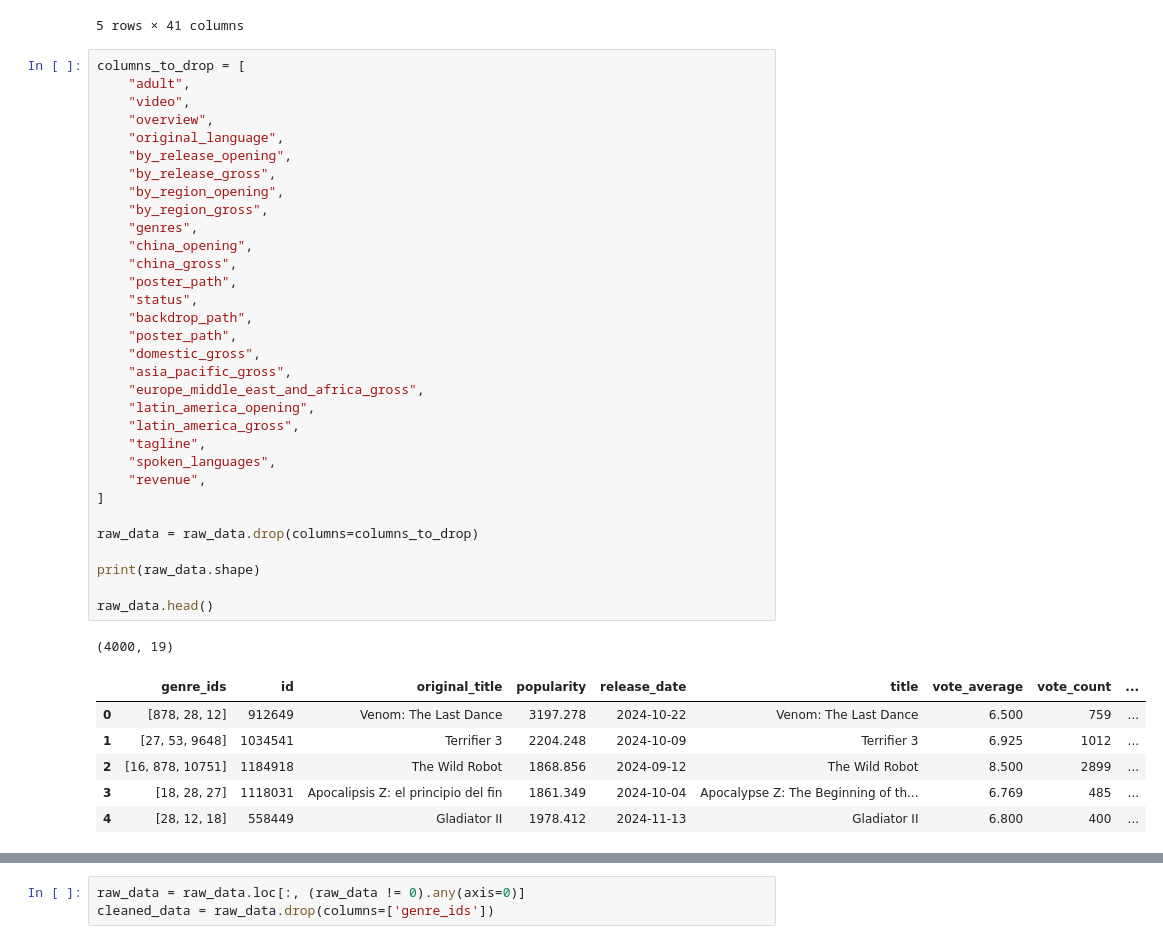
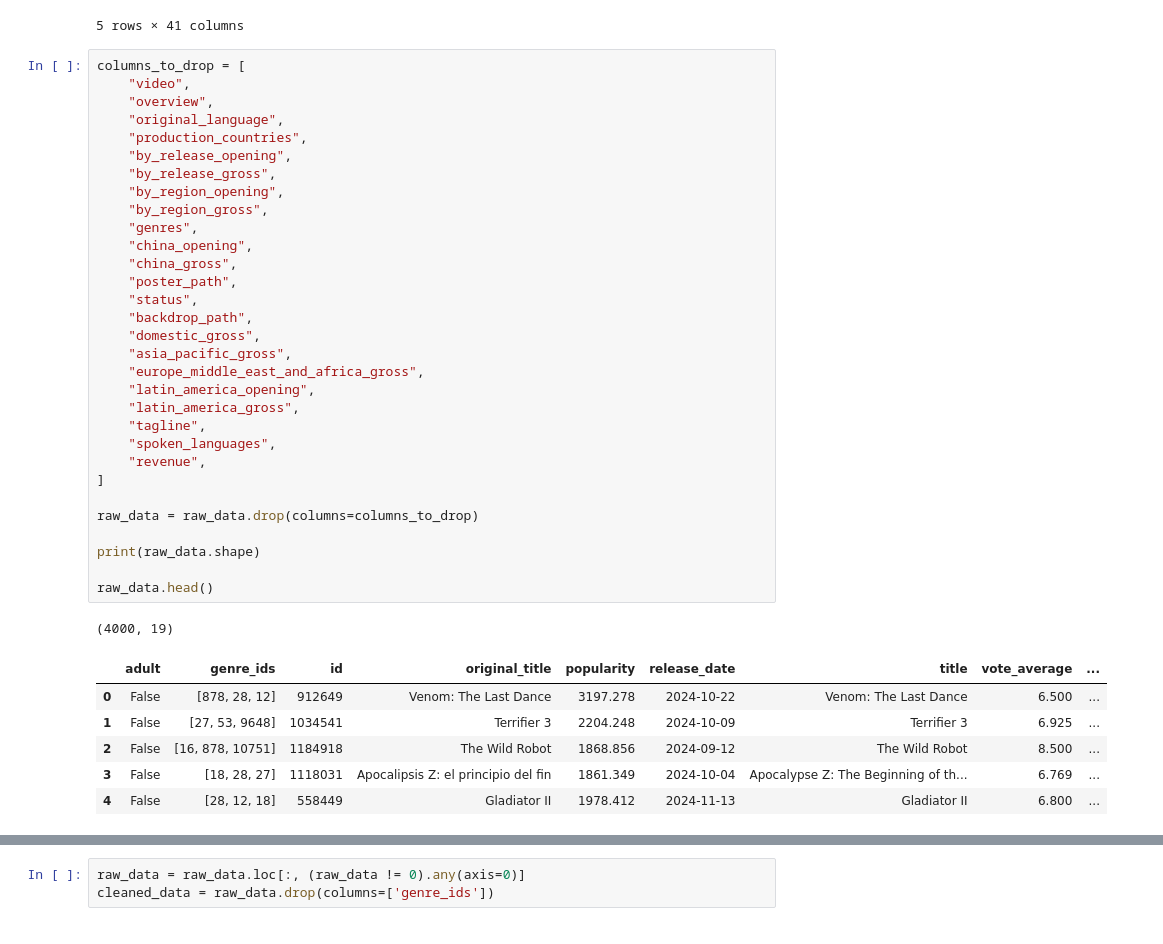
Before and after one commit to minhnhat-nguyen/HCMUS-Movie-Analytics, a Jupyter notebook: src/preprocessing/preprocess.ipynb, the cells around one changed output, grey strips where cells are left out. Drawn from its saved outputs; the diff is of its cells as text.

```diff
--- a/src/preprocessing/preprocess.ipynb
+++ b/src/preprocessing/preprocess.ipynb
@@ -33,44 +33,43 @@ dtype: object
 5 rows × 41 columns
 # %%
 columns_to_drop = [
-    "adult",
     "video",
     "overview",
     "original_language",
+    "production_countries",
     "by_release_opening",
     "by_release_gross",
     "by_region_opening",
     "by_region_gross",
     "genres",
     "china_opening",
     "china_gross",
     "poster_path",
     "status",
     "backdrop_path",
-    "poster_path",
     "domestic_gross",
     "asia_pacific_gross",
     "europe_middle_east_and_africa_gross",
     "latin_america_opening",
     "latin_america_gross",
     "tagline",
     "spoken_languages",
     "revenue",
 ]
 
 raw_data = raw_data.drop(columns=columns_to_drop)
 
 print(raw_data.shape)
 
 raw_data.head()
 # %% [output]
 (4000, 19)
-|  | genre_ids | id | original_title | popularity | release_date | title | vote_average | vote_count | ... |
-| 0 | [878, 28, 12] | 912649 | Venom: The Last Dance | 3197.278 | 2024-10-22 | Venom: The Last Dance | 6.500 | 759 | ... |
-| 1 | [27, 53, 9648] | 1034541 | Terrifier 3 | 2204.248 | 2024-10-09 | Terrifier 3 | 6.925 | 1012 | ... |
-| 2 | [16, 878, 10751] | 1184918 | The Wild Robot | 1868.856 | 2024-09-12 | The Wild Robot | 8.500 | 2899 | ... |
-| 3 | [18, 28, 27] | 1118031 | Apocalipsis Z: el principio del fin | 1861.349 | 2024-10-04 | Apocalypse Z: The Beginning of th... | 6.769 | 485 | ... |
-| 4 | [28, 12, 18] | 558449 | Gladiator II | 1978.412 | 2024-11-13 | Gladiator II | 6.800 | 400 | ... |
+|  | adult | genre_ids | id | original_title | popularity | release_date | title | vote_average | ... |
+| 0 | False | [878, 28, 12] | 912649 | Venom: The Last Dance | 3197.278 | 2024-10-22 | Venom: The Last Dance | 6.500 | ... |
+| 1 | False | [27, 53, 9648] | 1034541 | Terrifier 3 | 2204.248 | 2024-10-09 | Terrifier 3 | 6.925 | ... |
+| 2 | False | [16, 878, 10751] | 1184918 | The Wild Robot | 1868.856 | 2024-09-12 | The Wild Robot | 8.500 | ... |
+| 3 | False | [18, 28, 27] | 1118031 | Apocalipsis Z: el principio del fin | 1861.349 | 2024-10-04 | Apocalypse Z: The Beginning of th... | 6.769 | ... |
+| 4 | False | [28, 12, 18] | 558449 | Gladiator II | 1978.412 | 2024-11-13 | Gladiator II | 6.800 | ... |
 # %%
 drop_index = raw_data[(raw_data['worldwide'] == 0) | (raw_data['budget'] == 0)].index
 raw_data = raw_data.drop(drop_index, axis=0).reset_index(drop=True)
```
Also changed, not shown: parts of 4 cells of this notebook, 1 other file.
